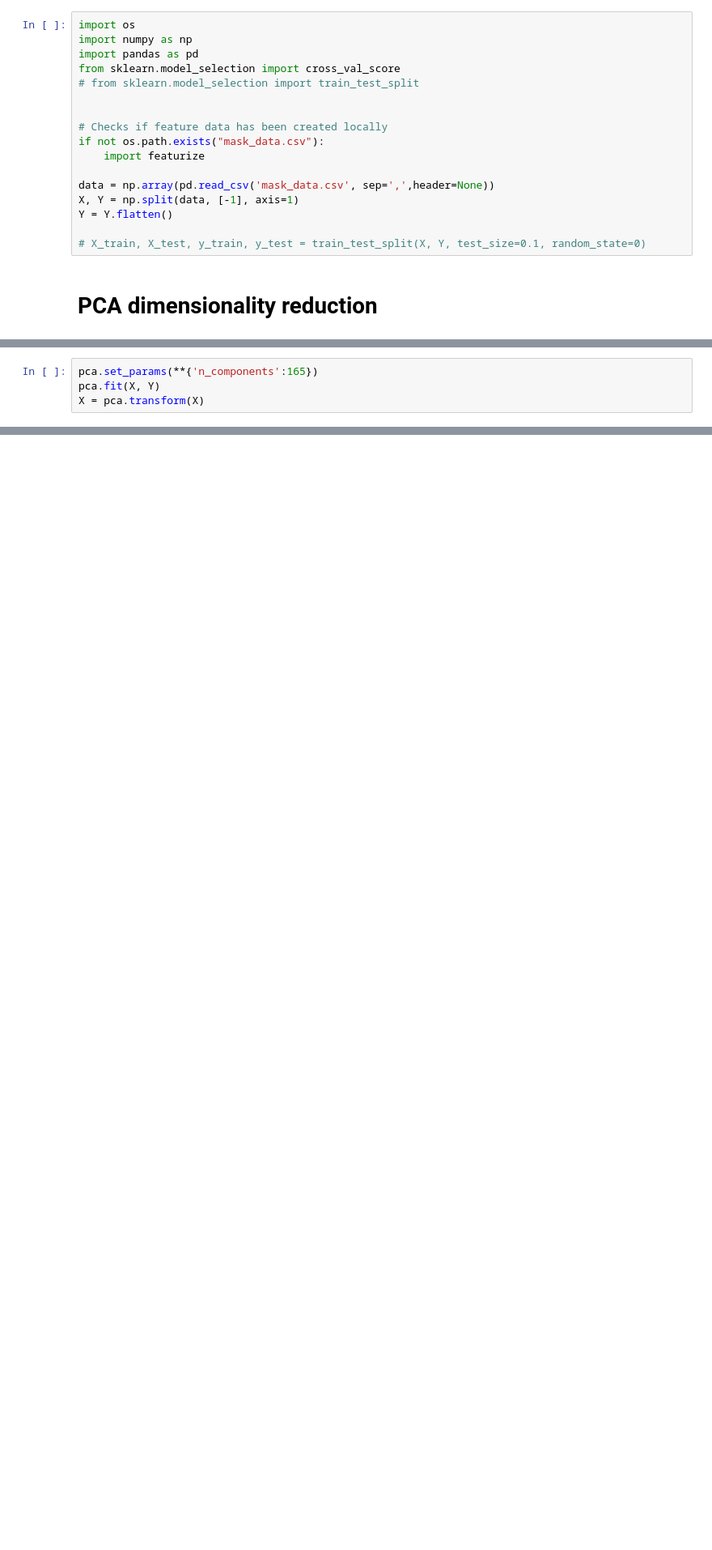
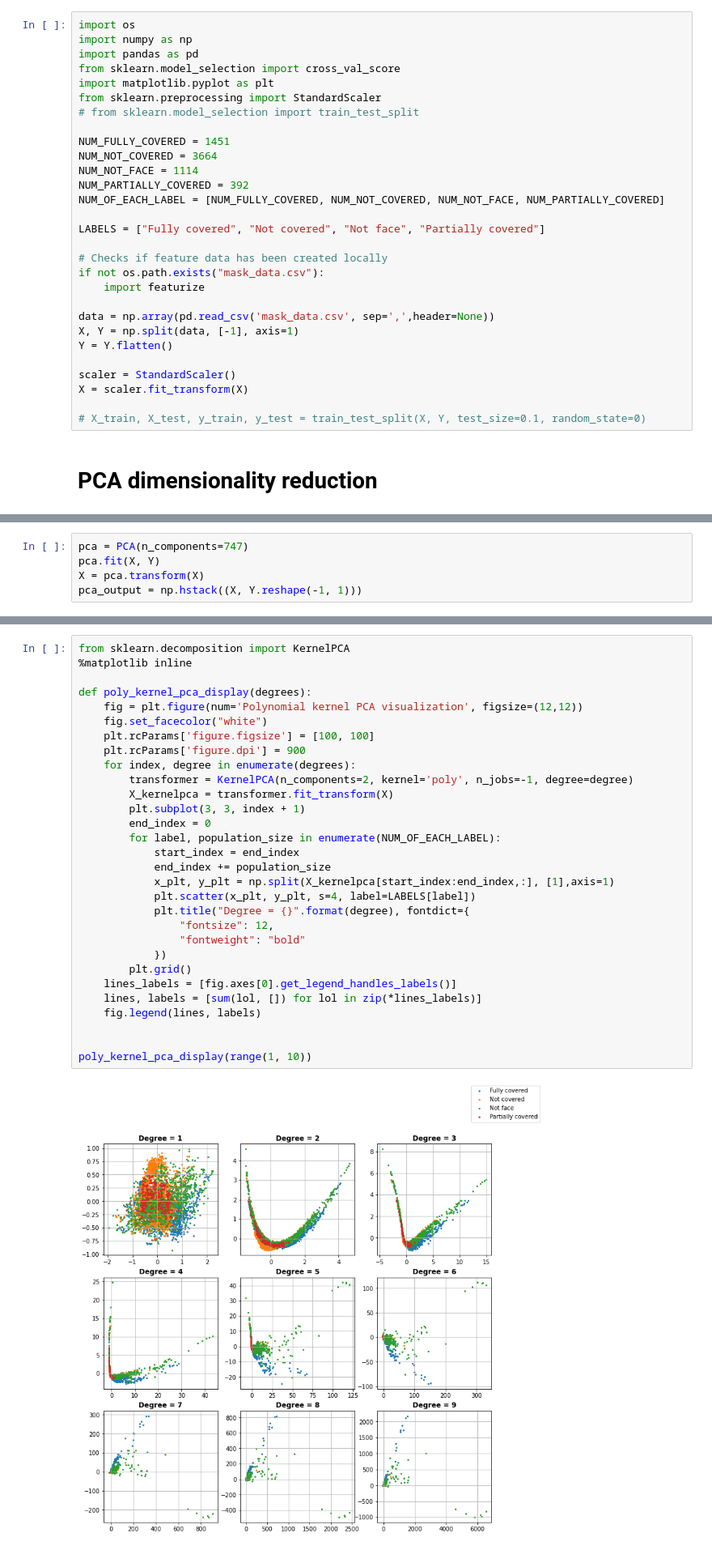
Before and after one commit to Pack-Yak1/CHEME6880-project, a Jupyter notebook: mask_usage_classification.ipynb, the cells around one changed output, grey strips where cells are left out. Shown: that part at 81% size. Saved outputs shown, nothing was run; the diff lists cells and outputs as text; blank space fills up the shorter version.

```diff
--- a/mask_usage_classification.ipynb
+++ b/mask_usage_classification.ipynb
@@ -3,8 +3,17 @@ import os
 import numpy as np
 import pandas as pd
 from sklearn.model_selection import cross_val_score
+import matplotlib.pyplot as plt
+from sklearn.preprocessing import StandardScaler
 # from sklearn.model_selection import train_test_split
 
+NUM_FULLY_COVERED = 1451
+NUM_NOT_COVERED = 3664
+NUM_NOT_FACE = 1114
+NUM_PARTIALLY_COVERED = 392
+NUM_OF_EACH_LABEL = [NUM_FULLY_COVERED, NUM_NOT_COVERED, NUM_NOT_FACE, NUM_PARTIALLY_COVERED]
+
+LABELS = ["Fully covered", "Not covered", "Not face", "Partially covered"]
 
 # Checks if feature data has been created locally
 if not os.path.exists("mask_data.csv"):
@@ -14,6 +23,9 @@ data = np.array(pd.read_csv('mask_data.csv', sep=',',header=None))
 X, Y = np.split(data, [-1], axis=1)
 Y = Y.flatten()
 
+scaler = StandardScaler()
+X = scaler.fit_transform(X)
+
 # X_train, X_test, y_train, y_test = train_test_split(X, Y, test_size=0.1, random_state=0)
 # %% [markdown]
 # PCA dimensionality reduction
@@ -94,4 +106,5 @@ Thus, we can try mapping the data to $\mathbb{R}^{165}$ to reduce computational
 # %%
-pca.set_params(**{'n_components':165})
+pca = PCA(n_components=747)
 pca.fit(X, Y)
 X = pca.transform(X)
+pca_output = np.hstack((X, Y.reshape(-1, 1)))
@@ -97,0 +117,32 @@ X = pca.transform(X)
+# %%
+from sklearn.decomposition import KernelPCA
+%matplotlib inline
+
+def poly_kernel_pca_display(degrees):
+    fig = plt.figure(num='Polynomial kernel PCA visualization', figsize=(12,12))
+    fig.set_facecolor("white")
+    plt.rcParams['figure.figsize'] = [100, 100]
+    plt.rcParams['figure.dpi'] = 900
+    for index, degree in enumerate(degrees):
+        transformer = KernelPCA(n_components=2, kernel='poly', n_jobs=-1, degree=degree)
+        X_kernelpca = transformer.fit_transform(X)
+        plt.subplot(3, 3, index + 1)
+        end_index = 0
+        for label, population_size in enumerate(NUM_OF_EACH_LABEL):
+            start_index = end_index
+            end_index += population_size
+            x_plt, y_plt = np.split(X_kernelpca[start_index:end_index,:], [1],axis=1)
+            plt.scatter(x_plt, y_plt, s=4, label=LABELS[label])
+            plt.title("Degree = {}".format(degree), fontdict={
+                "fontsize": 12,
+                "fontweight": "bold"
+            })
+        plt.grid()
+    lines_labels = [fig.axes[0].get_legend_handles_labels()]
+    lines, labels = [sum(lol, []) for lol in zip(*lines_labels)]
+    fig.legend(lines, labels)
+
+
+poly_kernel_pca_display(range(1, 10))
+# %% [output]
+[figure, added]
```
Also changed, not shown: parts of 15 cells of this notebook.
